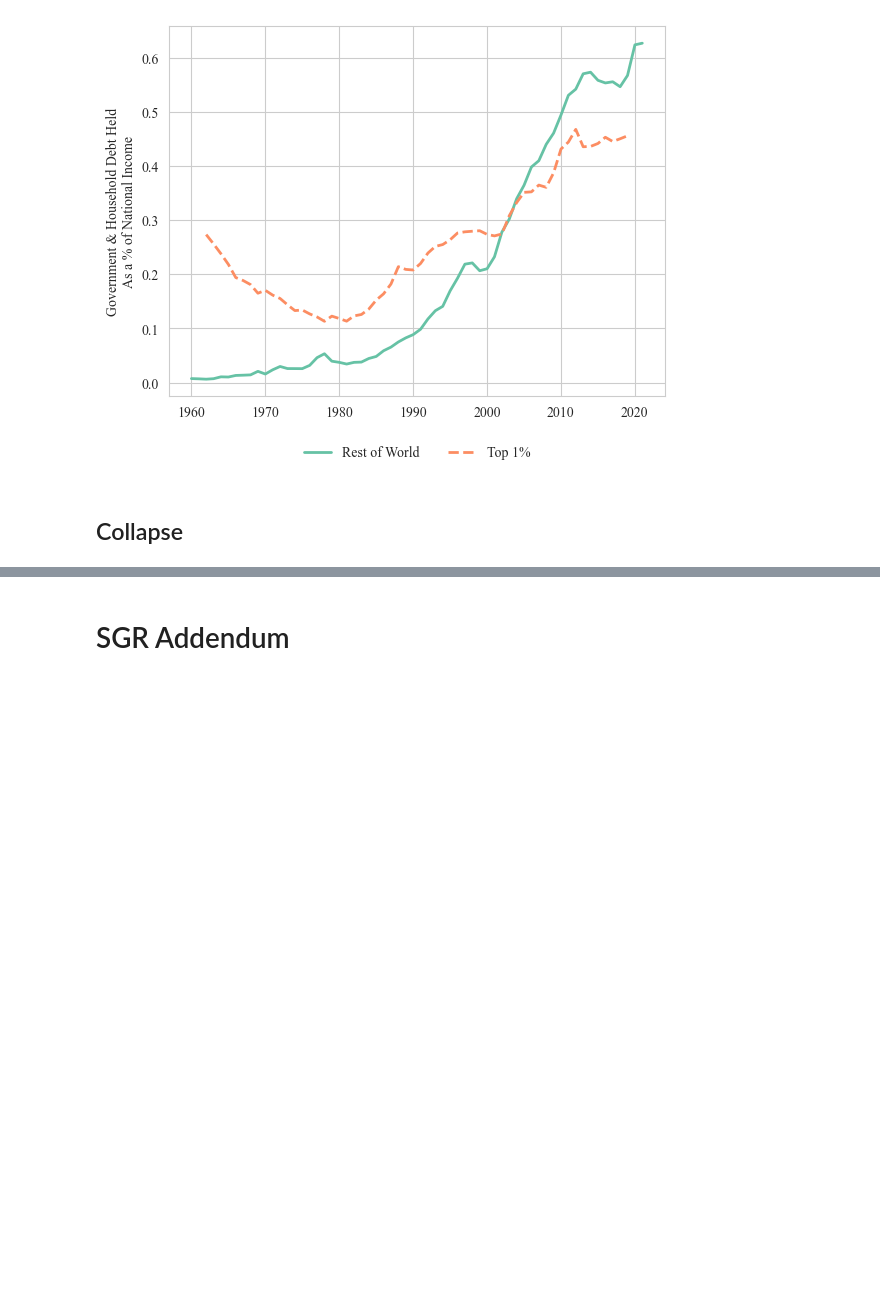
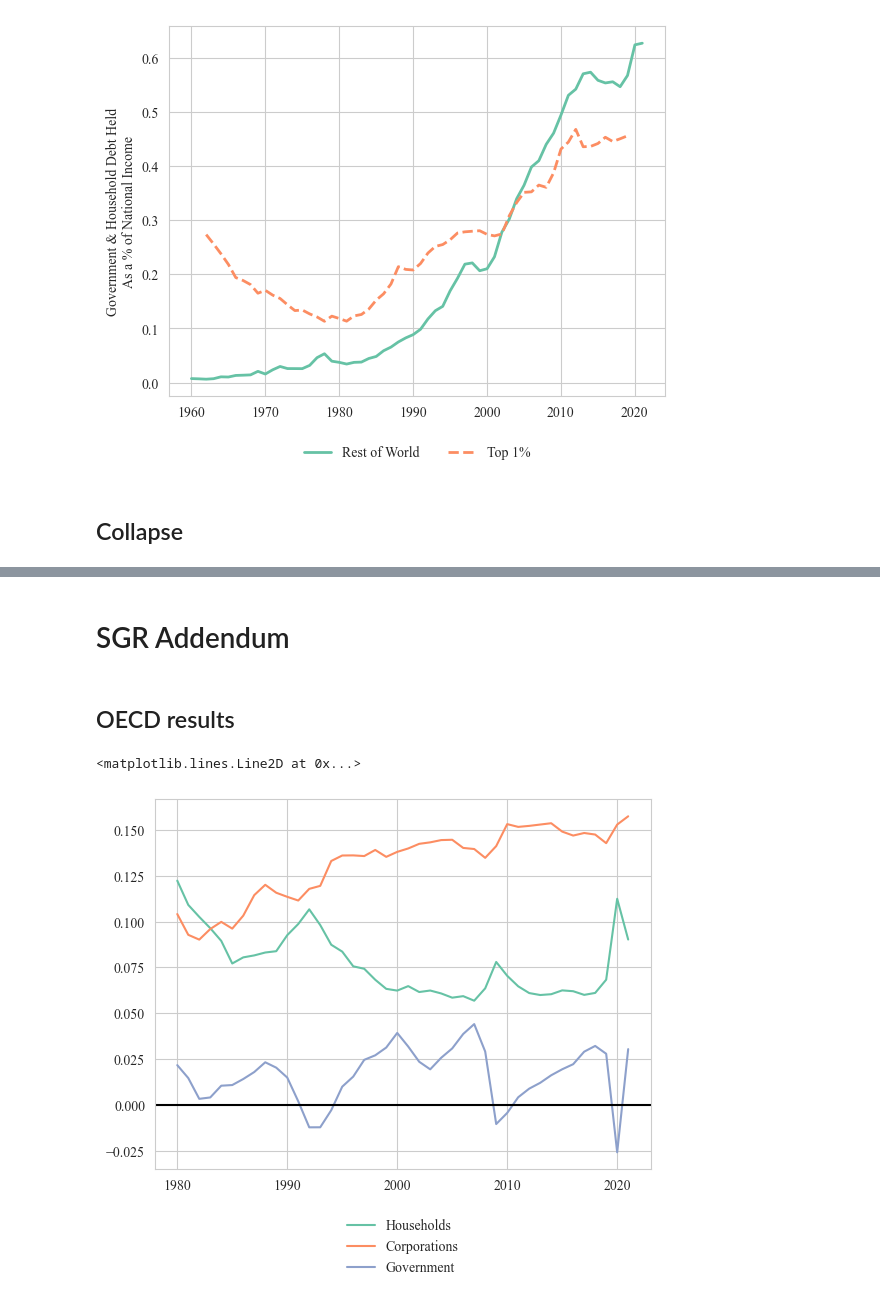
Before and after one commit to veronicabp/saving-glut, a Jupyter notebook: src/analysis/analysis.ipynb, the cells around one changed output, grey strips where cells are left out. Cells and saved outputs as stored; diff of their text form; code cells hidden in the pictures; blank space fills up the shorter version.

```diff
--- a/src/analysis/analysis.ipynb
+++ b/src/analysis/analysis.ipynb
@@ -568,2 +570,26 @@ plt.savefig(os.path.join(figures_folder, f'financing_hh_gov_debt.png'), dpi=300,
-# %% [markdown]
-# SGR Addendum
+# %% [markdown]
+# SGR Addendum
+# %% [markdown]
+## OECD results
+# %%
+oecd = load_data('oecd_sna_ckn2017.dta', folder='raw/oecd')
+# %%
+# Collapse
+oecd_mn = oecd[oecd.year>=1980]
+oecd_mn = oecd_mn.groupby('year')[oecd.columns[3:]].mean().reset_index()
+# %%
+# Gross savings rates
+col_dict = {
+    'gsave_hh2gdp_total' : 'Households',
+    'gsave_corp2gdp_total' : 'Corporations',
+    'gsave_gov2gdp_total' : 'Government'
+}
+
+fig, ax = plt.subplots()
+for col in col_dict:
+    ax.plot(oecd_mn.year, oecd_mn[col], label=col_dict[col])
+ax.legend(loc='upper center', bbox_to_anchor=(0.5, -0.1), ncol=1, frameon=False)
+ax.axhline(0, color='black')
+# %% [output]
+<matplotlib.lines.Line2D at 0x...>
+[figure, added]
```
Also changed, not shown: parts of 23 cells of this notebook, 10 other files.
